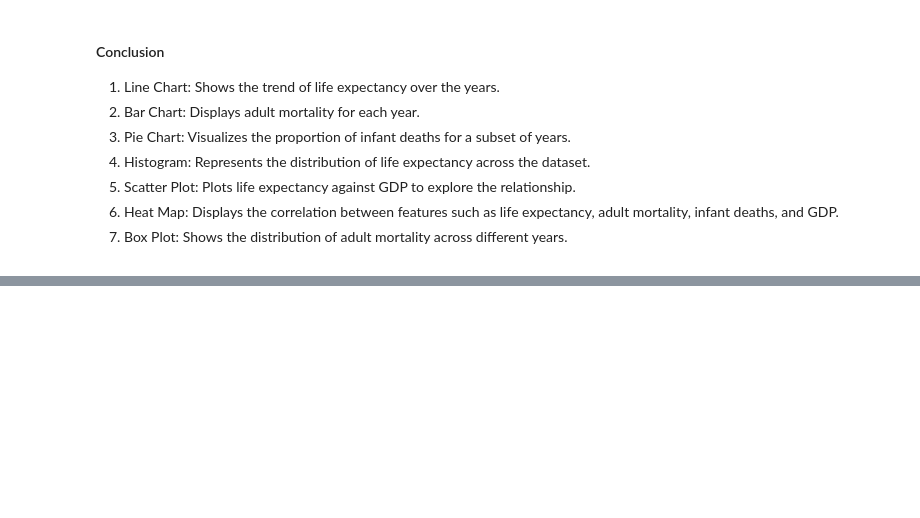
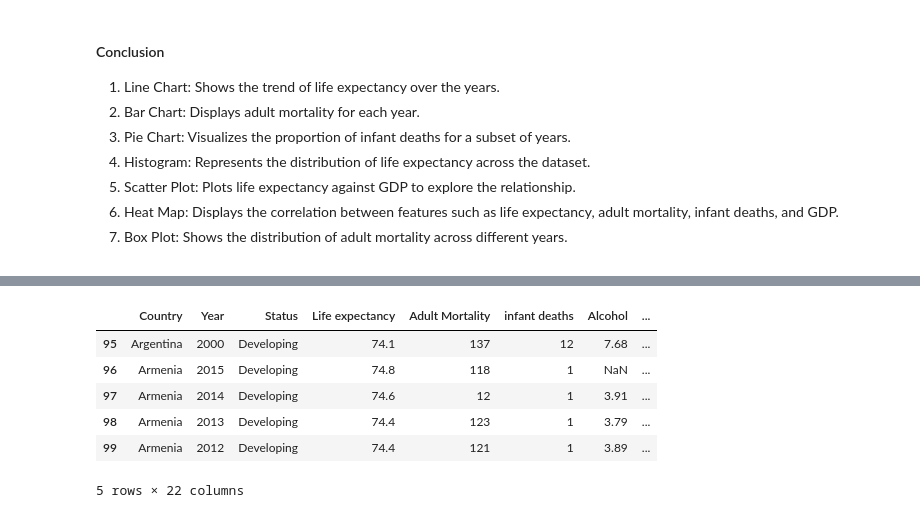
Before and after one commit to cruvss/Data-Preprocessing-For-Machine-Learning, a Jupyter notebook: 2. Data_Visualization_and_exploration/visualize.ipynb, the cells around one changed output, grey strips where cells are left out. Saved outputs shown, nothing was run; the diff lists cells and outputs as text; code cells hidden in the pictures; blank space fills up the shorter version.

```diff
--- a/2. Data_Visualization_and_exploration/visualize.ipynb
+++ b/2. Data_Visualization_and_exploration/visualize.ipynb
@@ -252,0 +277,10 @@ Passing `palette` without assigning `hue` is deprecated and will be removed in v
+# %%
+df.tail() # For displaying the last 5 rows of the dataset
+# %% [output]
+|  | Country | Year | Status | Life expectancy | Adult Mortality | infant deaths | Alcohol | ... |
+| 95 | Argentina | 2000 | Developing | 74.1 | 137 | 12 | 7.68 | ... |
+| 96 | Armenia | 2015 | Developing | 74.8 | 118 | 1 | NaN | ... |
+| 97 | Armenia | 2014 | Developing | 74.6 | 12 | 1 | 3.91 | ... |
+| 98 | Armenia | 2013 | Developing | 74.4 | 123 | 1 | 3.79 | ... |
+| 99 | Armenia | 2012 | Developing | 74.4 | 121 | 1 | 3.89 | ... |
+5 rows × 22 columns
```
Also changed, not shown: parts of 17 cells of this notebook.
